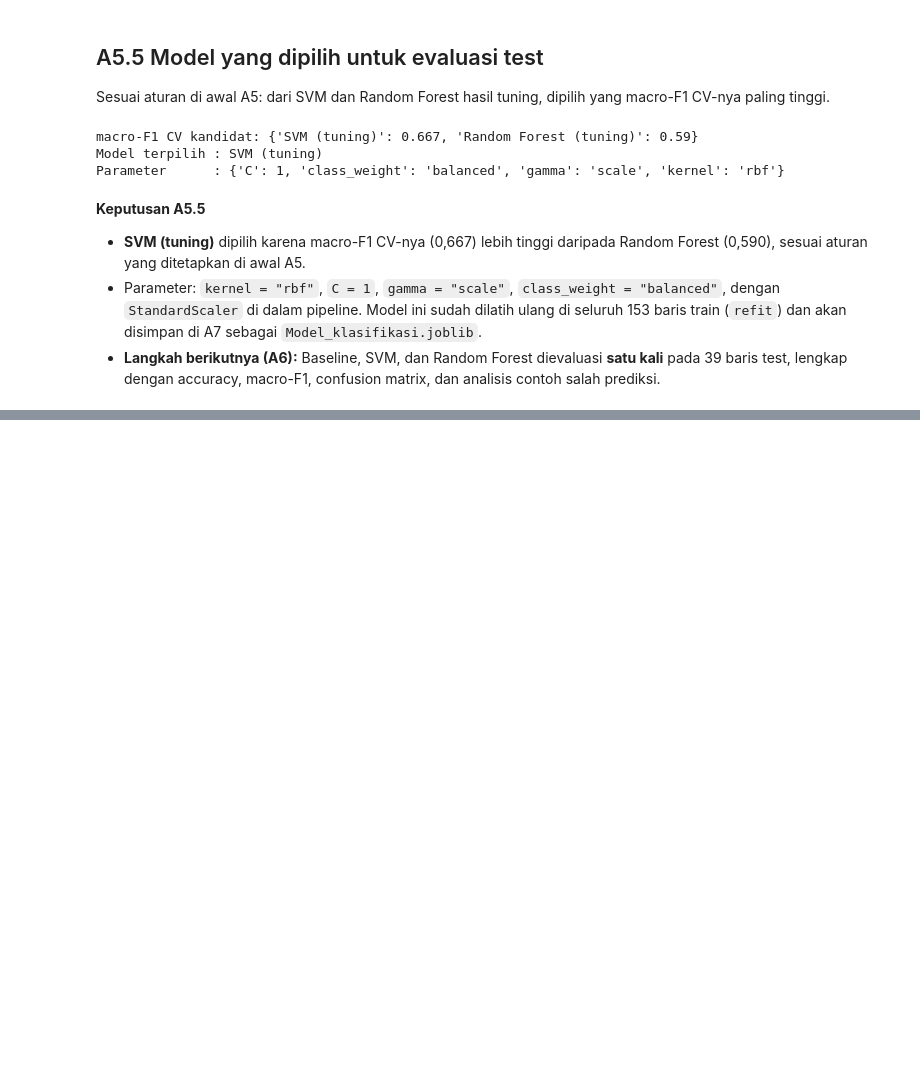
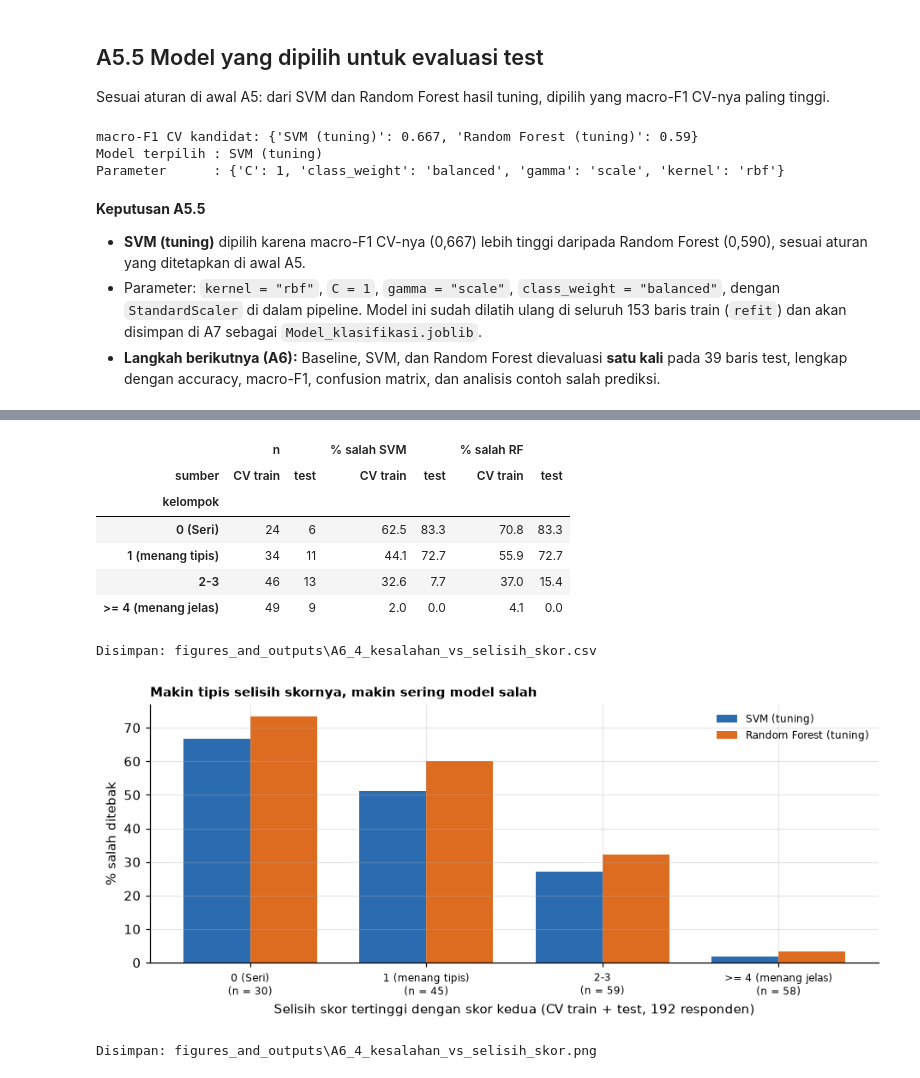
Before and after one commit to edwardchristi4n/machine_learning_final_exam, a Jupyter notebook: notebook/Notebook_A_Klasifikasi.ipynb, the cells around one changed output, grey strips where cells are left out. Cells and saved outputs as stored; diff of their text form; code cells hidden in the pictures; blank space fills up the shorter version.

```diff
--- a/notebook/Notebook_A_Klasifikasi.ipynb
+++ b/notebook/Notebook_A_Klasifikasi.ipynb
@@ -1014,0 +1146,15 @@ Parameter      : {'C': 1, 'class_weight': 'balanced', 'gamma': 'scale', 'kernel'
+# %%
+audit_test = tabel_audit.loc[id_test.values]
+salah = pd.DataFrame({
+    "ID": id_test.values,
+    "label asli": y_test.values,
+    "tebakan SVM": pred_test["SVM (tuning)"].values,
+    "tebakan RF": pred_test["Random Forest (tuning)"].values,
+    "skor V": audit_test["skor_V"].values, "skor A": audit_test["skor_A"].values,
+    "skor R": audit_test["skor_R"].values, "skor K": audit_test["skor_K"].values,
+    "selisih tertinggi - kedua": audit_test["selisih_tertinggi_kedua"].values,
+}).set_index("ID")
+salah = salah[salah["label asli"] != salah["tebakan SVM"]].sort_values("selisih tertinggi - kedua")
+print(f"Jumlah responden test yang salah ditebak SVM: {len(salah)} dari {len(y_test)}")
+display(salah)
+simpan_tabel(salah, "A6_3_contoh_salah_prediksi_svm")
@@ -1014,0 +1194,47 @@ Parameter      : {'C': 1, 'class_weight': 'balanced', 'gamma': 'scale', 'kernel'
+# %%
+def kelompok_selisih(s):
+    return pd.cut(s, bins=[-1, 0, 1, 3, 100], labels=["0 (Seri)", "1 (menang tipis)", "2-3", ">= 4 (menang jelas)"])
+
+pred_cv_svm = cross_val_predict(MODEL_FINAL["SVM (tuning)"], X_train, y_train, cv=cv)
+pred_cv_rf = cross_val_predict(MODEL_FINAL["Random Forest (tuning)"], X_train, y_train, cv=cv)
+sel_train = tabel_audit.loc[id_train.values, "selisih_tertinggi_kedua"].to_numpy()
+sel_test = audit_test["selisih_tertinggi_kedua"].to_numpy()
+
+analisis = pd.concat([
+    pd.DataFrame({"sumber": "CV train", "kelompok": kelompok_selisih(sel_train),
+                  "salah SVM": pred_cv_svm != y_train.to_numpy(), "salah RF": pred_cv_rf != y_train.to_numpy()}),
+    pd.DataFrame({"sumber": "test", "kelompok": kelompok_selisih(sel_test),
+                  "salah SVM": pred_test["SVM (tuning)"].to_numpy() != y_test.to_numpy(),
+                  "salah RF": pred_test["Random Forest (tuning)"].to_numpy() != y_test.to_numpy()}),
+])
+tabel_err = (analisis.groupby(["kelompok", "sumber"], observed=True)
+             .agg(n=("salah SVM", "size"), **{"% salah SVM": ("salah SVM", "mean"), "% salah RF": ("salah RF", "mean")})
+             .unstack("sumber"))
+tabel_err[[c for c in tabel_err.columns if c[0].startswith("%")]] *= 100
+display(tabel_err.round(1))
+simpan_tabel(tabel_err.round(2), "A6_4_kesalahan_vs_selisih_skor")
+
+gabung = (analisis.groupby("kelompok", observed=True)[["salah SVM", "salah RF"]].mean() * 100)
+n_gabung = analisis.groupby("kelompok", observed=True).size()
+fig, ax = plt.subplots(figsize=(8.5, 3.8))
+lebar = 0.38
+for k, (kol, warna, nama) in enumerate([("salah SVM", BIRU, "SVM (tuning)"), ("salah RF", ORANYE, "Random Forest (tuning)")]):
+    ax.bar(np.arange(len(gabung)) + (k - 0.5) * lebar, gabung[kol], lebar, color=warna, label=nama)
+ax.set_xticks(range(len(gabung)), [f"{g}\n(n = {n})" for g, n in zip(gabung.index, n_gabung)], fontsize=8)
+ax.set_ylabel("% salah ditebak")
+ax.set_xlabel("Selisih skor tertinggi dengan skor kedua (CV train + test, 192 responden)")
+ax.set_title("Makin tipis selisih skornya, makin sering model salah", loc="left", fontsize=10, fontweight="bold")
+ax.legend(frameon=False, fontsize=8)
+fig.tight_layout()
+simpan_fig(fig, "A6_4_kesalahan_vs_selisih_skor")
+# %% [output]
+|  | n |  | % salah SVM |  | % salah RF |  |
+| sumber | CV train | test | CV train | test | CV train | test |
+| kelompok |  |  |  |  |  |  |
+| 0 (Seri) | 24 | 6 | 62.5 | 83.3 | 70.8 | 83.3 |
+| 1 (menang tipis) | 34 | 11 | 44.1 | 72.7 | 55.9 | 72.7 |
+| 2-3 | 46 | 13 | 32.6 | 7.7 | 37.0 | 15.4 |
+| >= 4 (menang jelas) | 49 | 9 | 2.0 | 0.0 | 4.1 | 0.0 |
+Disimpan: figures_and_outputs\A6_4_kesalahan_vs_selisih_skor.csv
+[figure, added]
+Disimpan: figures_and_outputs\A6_4_kesalahan_vs_selisih_skor.png
```
Also changed, not shown: parts of 29 cells of this notebook, 10 other files.
